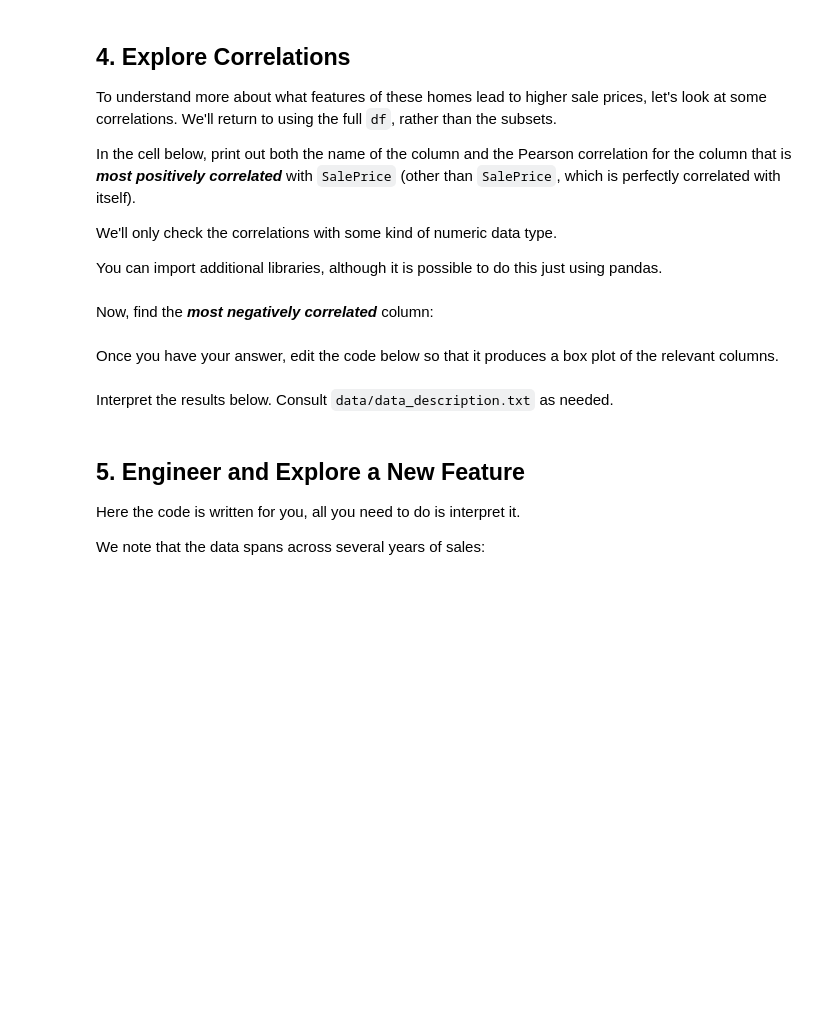
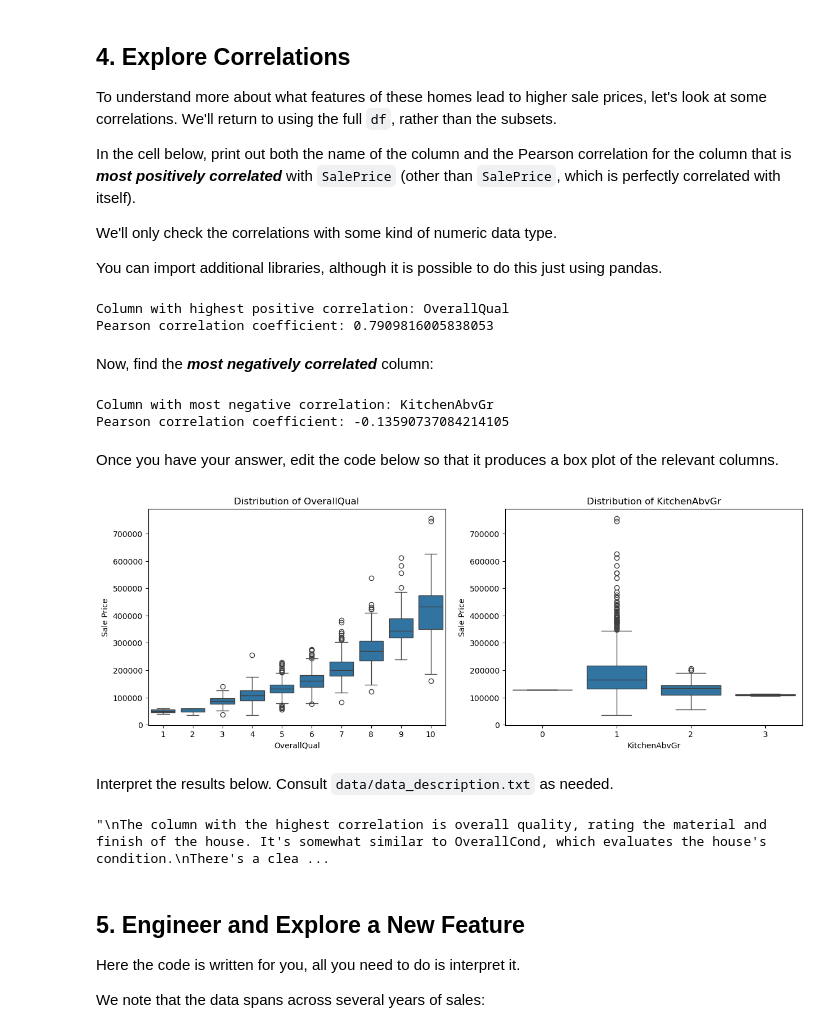
Before and after one commit to IdrisFallout/EDA-with-Pandas---Cumulative-Lab, a Jupyter notebook: index.ipynb, the cells around one changed output. Saved outputs shown, nothing was run; the diff lists cells and outputs as text; code cells hidden in the pictures; blank space fills up the shorter version.

```diff
--- a/index.ipynb
+++ b/index.ipynb
@@ -267,2 +359,23 @@ You can import additional libraries, although it is possible to do this just usi
+# %%
+# Your code here
+# Select only numeric columns
+numeric_df = df.select_dtypes(include=['int64', 'float64'])
+
+# Compute Pearson correlation coefficients
+correlations = numeric_df.corr(method='pearson')['SalePrice']
+
+# Filter out SalePrice itself
+correlations = correlations.drop('SalePrice')
+
+# Find the column with the highest positive correlation
+max_corr_column = correlations.idxmax()
+max_corr_value = correlations[max_corr_column]
+
+# Print the name of the column and its correlation with SalePrice
+print(f"Column with highest positive correlation: {max_corr_column}")
+print(f"Pearson correlation coefficient: {max_corr_value}")
+# %% [output]
+Column with highest positive correlation: OverallQual
+Pearson correlation coefficient: 0.7909816005838053
 # %% [markdown]
 Now, find the ***most negatively correlated*** column:
@@ -271,31 +382,45 @@ Now, find the ***most negatively correlated*** column:
+# %%
+# Your code here
+# Find the column with the most negative correlation
+min_corr_column = correlations.idxmin()
+min_corr_value = correlations[min_corr_column]
+
+# Print the name of the column and its correlation with SalePrice
+print(f"Column with most negative correlation: {min_corr_column}")
+print(f"Pearson correlation coefficient: {min_corr_value}")
+# %% [output]
+Column with most negative correlation: KitchenAbvGr
+Pearson correlation coefficient: -0.13590737084214105
 # %% [markdown]
 Once you have your answer, edit the code below so that it produces a box plot of the relevant columns.
 # %%
 # Replace None with appropriate code
 
 import seaborn as sns
 
 fig, (ax1, ax2) = plt.subplots(ncols=2, figsize=(15,5))
 
 # Plot distribution of column with highest correlation
 sns.boxplot(
-    x=None,
+    x=df[max_corr_column],
     y=df["SalePrice"],
     ax=ax1
 )
 # Plot distribution of column with most negative correlation
 sns.boxplot(
-    x=None,
+    x=df[min_corr_column],
     y=df["SalePrice"],
     ax=ax2
 )
 
 # Customize labels
-ax1.set_title(None)
-ax1.set_xlabel(None)
+ax1.set_title(f"Distribution of {max_corr_column}")
+ax1.set_xlabel(f"{max_corr_column}")
 ax1.set_ylabel("Sale Price")
-ax2.set_title(None)
-ax2.set_xlabel(None)
+ax2.set_title(f"Distribution of {min_corr_column}")
+ax2.set_xlabel(f"{min_corr_column}")
 ax2.set_ylabel("Sale Price");
+# %% [output]
+[figure, added]
 # %% [markdown]
 Interpret the results below. Consult `data/data_description.txt` as needed.
@@ -307,3 +427,13 @@ None
+# %%
+# Replace None with appropriate text
+"""
+The column with the highest correlation is overall quality, rating the material and finish of the house. It's somewhat similar to OverallCond, which evaluates the house's condition.
+There's a clear positive relationship between overall quality and sale price. However, the relationship seems more complex than linear, potentially showing an exponential trend.
+On the other hand, the number of kitchens above ground has the most negative correlation. Most houses have 1 or 2 kitchens above ground, but there are exceptions. Surprisingly, more kitchens above ground are associated with lower prices.
+Further investigation is needed to understand why more kitchens are linked to lower prices. For example, are houses with more kitchens typically of lower quality or possibly used for specific purposes like student housing?
+"""
+# %% [output]
+"\nThe column with the highest correlation is overall quality, rating the material and finish of the house. It's somewhat similar to OverallCond, which evaluates the house's condition.\nThere's a clea ...
 # %% [markdown]
 ## 5. Engineer and Explore a New Feature
 
```
Also changed, not shown: parts of 34 cells of this notebook.
